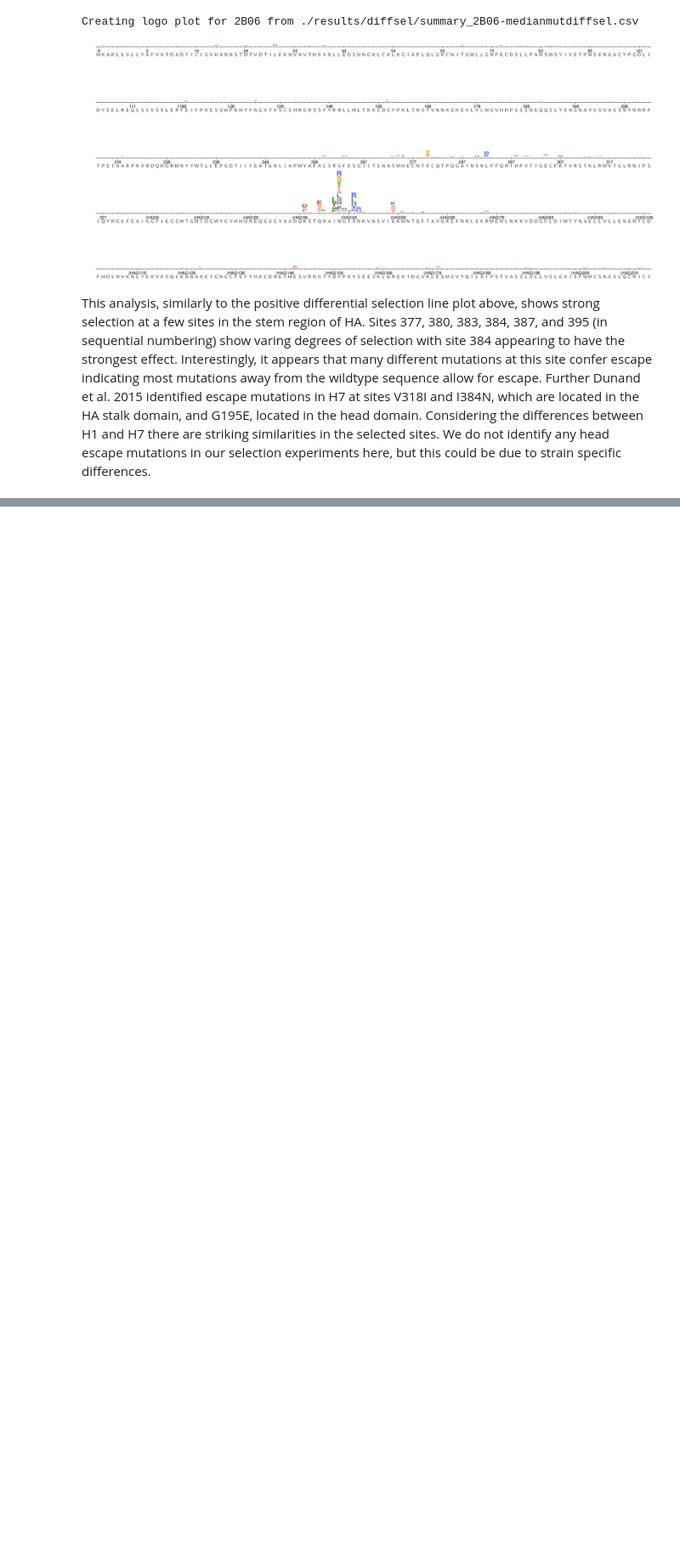
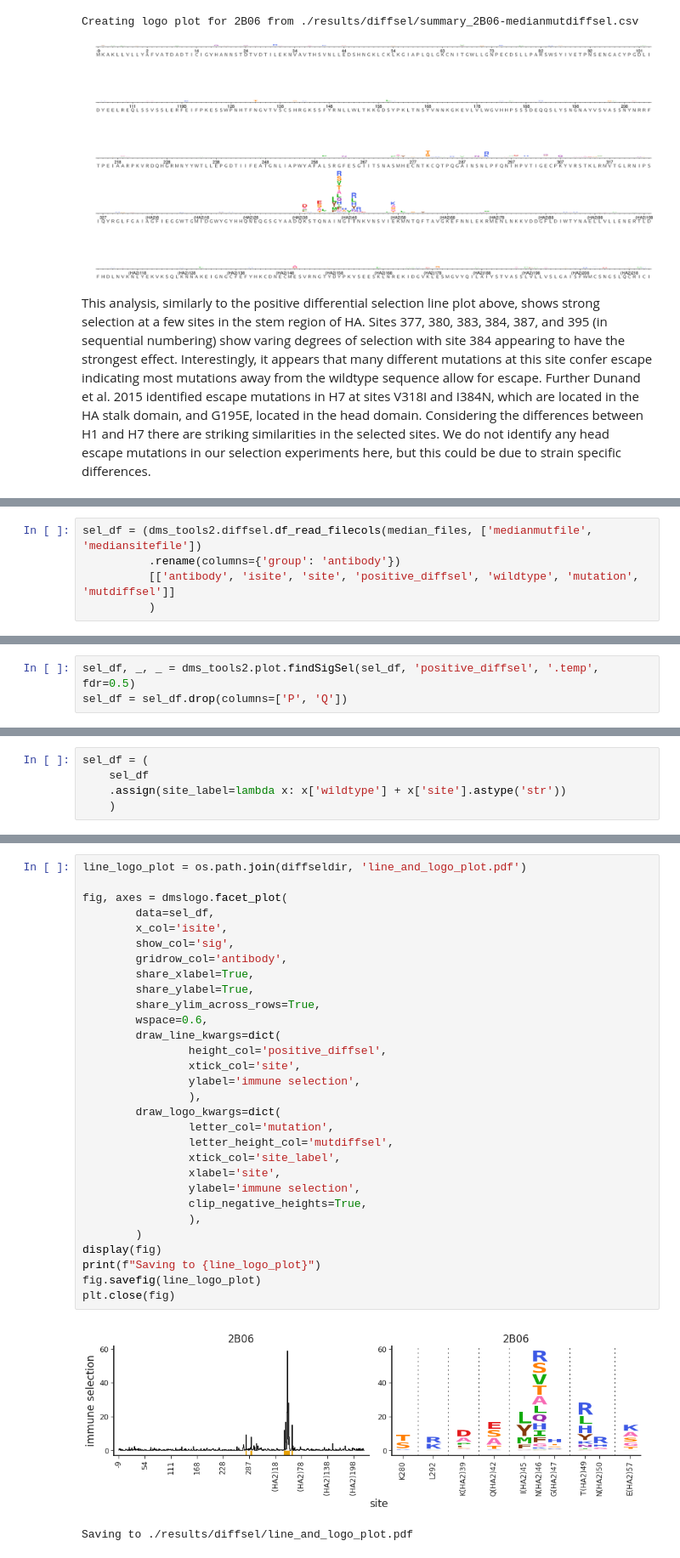
Before and after one commit to jbloomlab/2B06_DMS, a Jupyter notebook: analysis_notebook.ipynb, the cells around one changed output, grey strips where cells are left out. Shown at 85% size. Drawn from its saved outputs; the diff is of its cells as text; blank space fills up the shorter version.

```diff
--- a/analysis_notebook.ipynb
+++ b/analysis_notebook.ipynb
@@ -338,0 +359,5 @@ This analysis, similarly to the positive differential selection line plot above,
+# %%
+sel_df = (dms_tools2.diffsel.df_read_filecols(median_files, ['medianmutfile', 'mediansitefile'])
+          .rename(columns={'group': 'antibody'})
+          [['antibody', 'isite', 'site', 'positive_diffsel', 'wildtype', 'mutation', 'mutdiffsel']]
+          )
@@ -338,0 +377,3 @@ This analysis, similarly to the positive differential selection line plot above,
+# %%
+sel_df, _, _ = dms_tools2.plot.findSigSel(sel_df, 'positive_diffsel', '.temp', fdr=0.5)
+sel_df = sel_df.drop(columns=['P', 'Q'])
@@ -338,0 +415,5 @@ This analysis, similarly to the positive differential selection line plot above,
+# %%
+sel_df = (
+    sel_df
+    .assign(site_label=lambda x: x['wildtype'] + x['site'].astype('str'))
+    )
@@ -338,0 +422,33 @@ This analysis, similarly to the positive differential selection line plot above,
+# %%
+line_logo_plot = os.path.join(diffseldir, 'line_and_logo_plot.pdf')
+
+fig, axes = dmslogo.facet_plot(
+        data=sel_df,
+        x_col='isite',
+        show_col='sig',
+        gridrow_col='antibody',
+        share_xlabel=True,
+        share_ylabel=True,
+        share_ylim_across_rows=True,
+        wspace=0.6,
+        draw_line_kwargs=dict(
+                height_col='positive_diffsel',
+                xtick_col='site',
+                ylabel='immune selection',
+                ),
+        draw_logo_kwargs=dict(
+                letter_col='mutation',
+                letter_height_col='mutdiffsel',
+                xtick_col='site_label',
+                xlabel='site',
+                ylabel='immune selection',
+                clip_negative_heights=True,
+                ),
+        )
+display(fig)
+print(f"Saving to {line_logo_plot}")
+fig.savefig(line_logo_plot)
+plt.close(fig)
+# %% [output]
+[figure, added]
+Saving to ./results/diffsel/line_and_logo_plot.pdf
```
Also changed, not shown: parts of 32 cells of this notebook.
